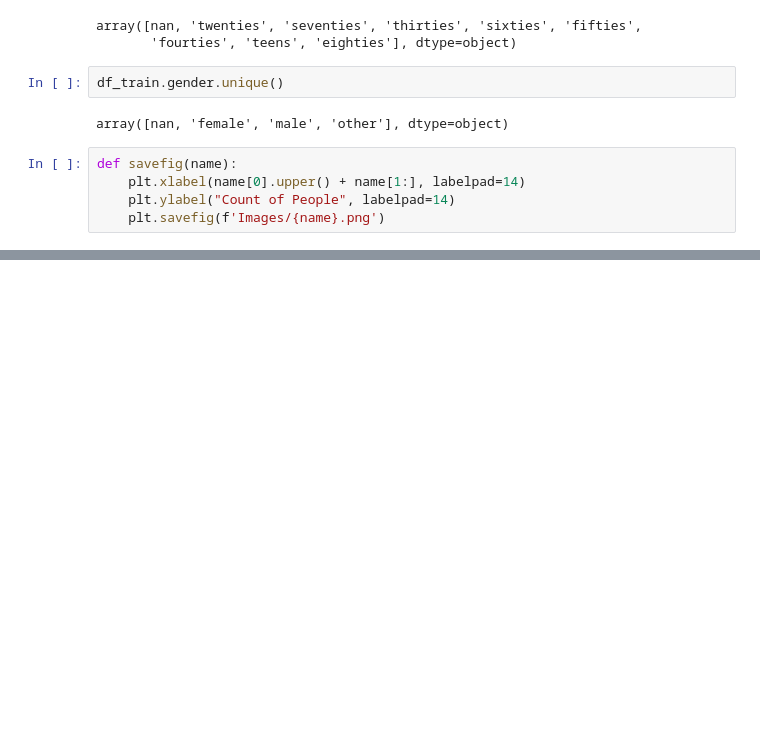
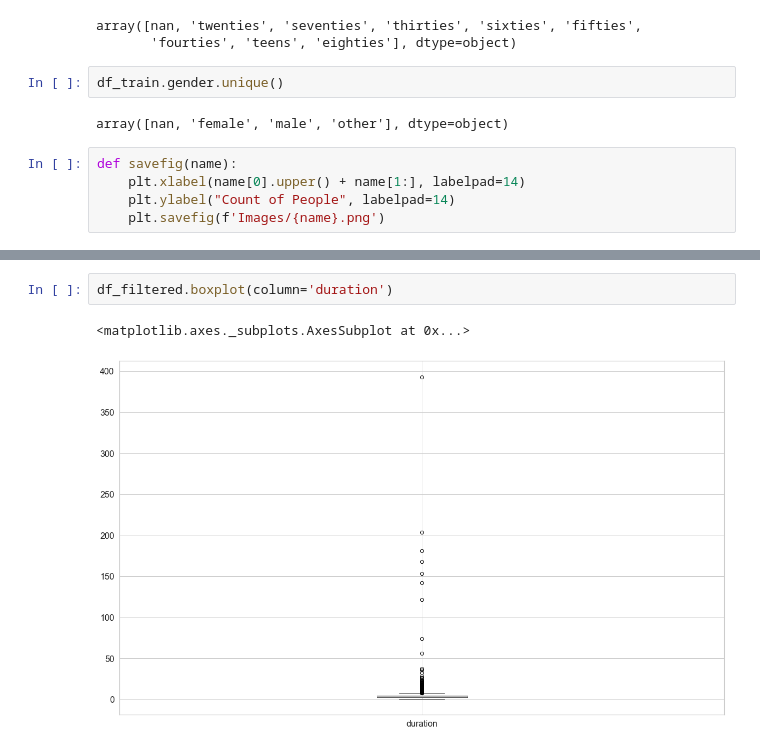
Before and after one commit to TRoboto/Gender-Recognition-by-Voice, a Jupyter notebook: EDA.ipynb, the cells around one changed output, grey strips where cells are left out. Drawn from its saved outputs; the diff is of its cells as text; blank space fills up the shorter version.

```diff
--- a/EDA.ipynb
+++ b/EDA.ipynb
@@ -144,0 +230,5 @@ array([nan])
+# %%
+df_filtered.boxplot(column='duration')
+# %% [output]
+<matplotlib.axes._subplots.AxesSubplot at 0x...>
+[figure, added]
```
Also changed, not shown: parts of 18 cells of this notebook.
